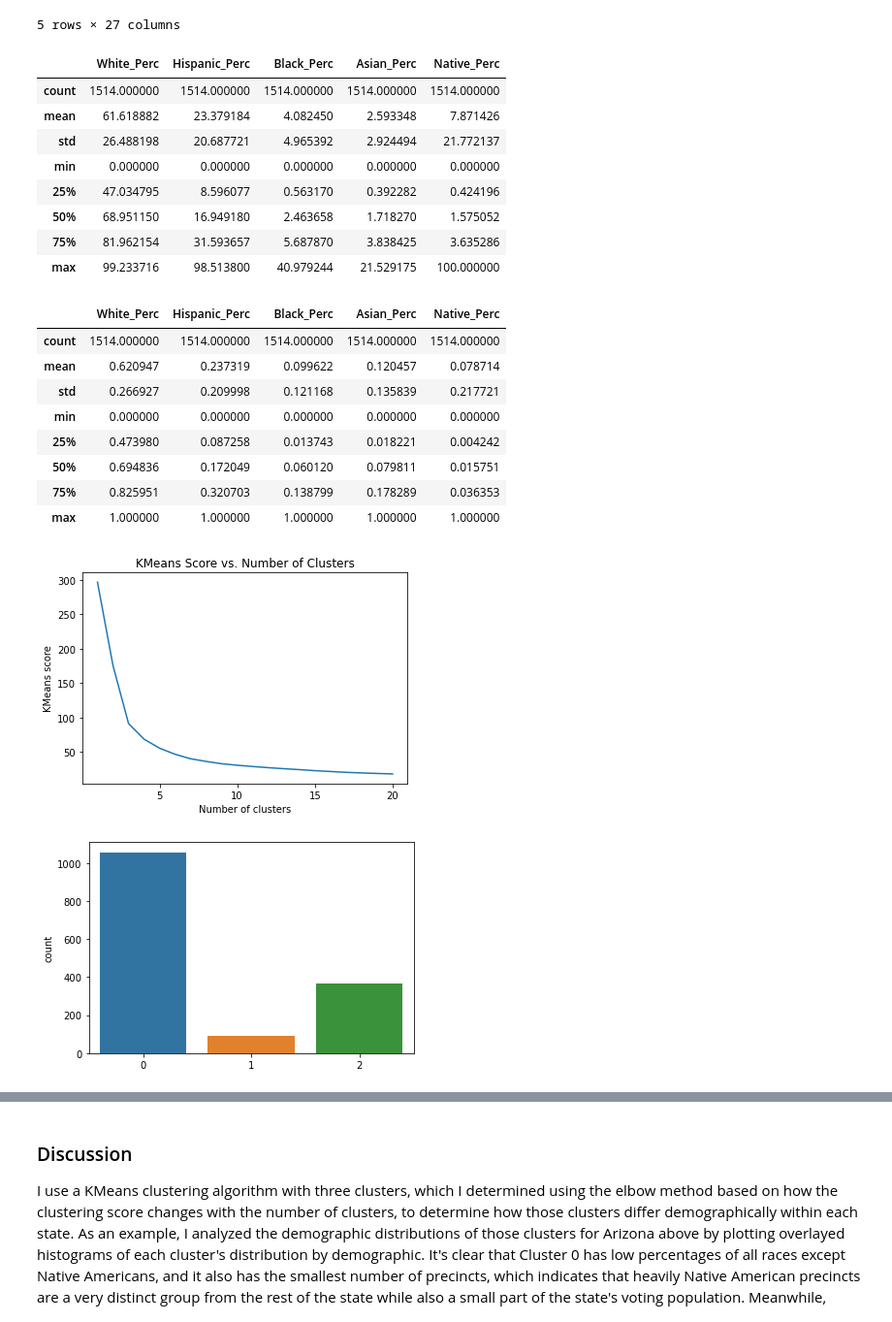
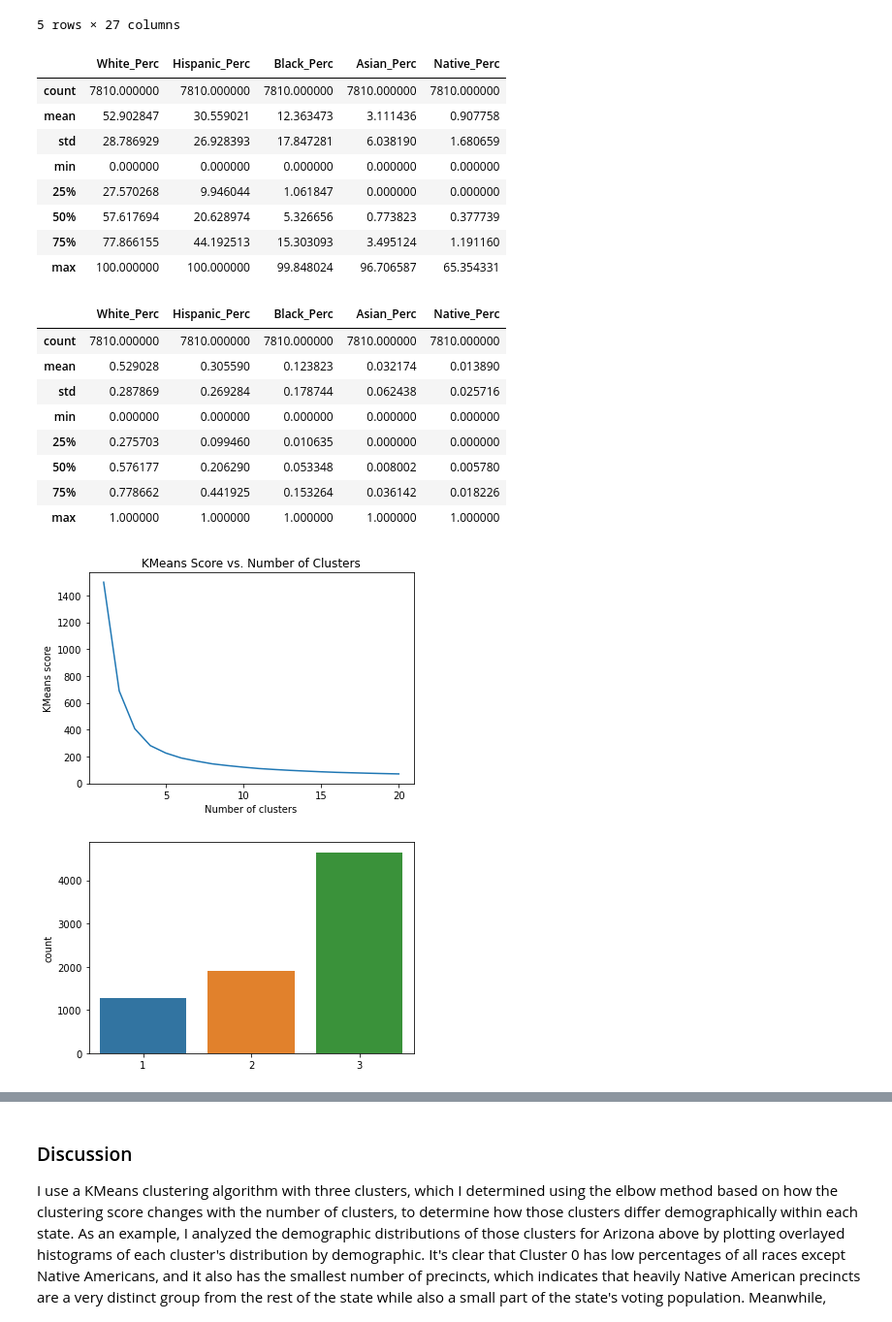
Before and after one commit to kchander92/Election-Voting-Analysis, a Jupyter notebook: election_analysis.ipynb, the cells around one changed output, grey strips where cells are left out. Shown at 97% size. Drawn from its saved outputs; the diff is of its cells as text; code cells hidden in the pictures.

```diff
--- a/election_analysis.ipynb
+++ b/election_analysis.ipynb
@@ -470,32 +470,32 @@ def cluster_histograms(feature, title):
     plt.xlabel('Percentage of precinct population')
     plt.legend();
 # %%
-cluster_state = 'AZ'
+cluster_state = 'TX'
 # %%
 cluster_data = df_states.query('State_{} == 1'.format(cluster_state))[[col for col in df_states.columns if 'Perc' in col]]
 cluster_data.describe()
 # %% [output]
 |  | White_Perc | Hispanic_Perc | Black_Perc | Asian_Perc | Native_Perc |
-| count | 1514.000000 | 1514.000000 | 1514.000000 | 1514.000000 | 1514.000000 |
-| mean | 61.618882 | 23.379184 | 4.082450 | 2.593348 | 7.871426 |
-| std | 26.488198 | 20.687721 | 4.965392 | 2.924494 | 21.772137 |
+| count | 7810.000000 | 7810.000000 | 7810.000000 | 7810.000000 | 7810.000000 |
+| mean | 52.902847 | 30.559021 | 12.363473 | 3.111436 | 0.907758 |
+| std | 28.786929 | 26.928393 | 17.847281 | 6.038190 | 1.680659 |
 | min | 0.000000 | 0.000000 | 0.000000 | 0.000000 | 0.000000 |
-| 25% | 47.034795 | 8.596077 | 0.563170 | 0.392282 | 0.424196 |
-| 50% | 68.951150 | 16.949180 | 2.463658 | 1.718270 | 1.575052 |
-| 75% | 81.962154 | 31.593657 | 5.687870 | 3.838425 | 3.635286 |
-| max | 99.233716 | 98.513800 | 40.979244 | 21.529175 | 100.000000 |
+| 25% | 27.570268 | 9.946044 | 1.061847 | 0.000000 | 0.000000 |
+| 50% | 57.617694 | 20.628974 | 5.326656 | 0.773823 | 0.377739 |
+| 75% | 77.866155 | 44.192513 | 15.303093 | 3.495124 | 1.191160 |
+| max | 100.000000 | 100.000000 | 99.848024 | 96.706587 | 65.354331 |
 # %%
 cluster_data_scaled = pd.DataFrame(data=MaxAbsScaler().fit_transform(cluster_data), columns=cluster_data.columns)
 cluster_data_scaled.describe()
 # %% [output]
 |  | White_Perc | Hispanic_Perc | Black_Perc | Asian_Perc | Native_Perc |
-| count | 1514.000000 | 1514.000000 | 1514.000000 | 1514.000000 | 1514.000000 |
-| mean | 0.620947 | 0.237319 | 0.099622 | 0.120457 | 0.078714 |
-| std | 0.266927 | 0.209998 | 0.121168 | 0.135839 | 0.217721 |
+| count | 7810.000000 | 7810.000000 | 7810.000000 | 7810.000000 | 7810.000000 |
+| mean | 0.529028 | 0.305590 | 0.123823 | 0.032174 | 0.013890 |
+| std | 0.287869 | 0.269284 | 0.178744 | 0.062438 | 0.025716 |
 | min | 0.000000 | 0.000000 | 0.000000 | 0.000000 | 0.000000 |
-| 25% | 0.473980 | 0.087258 | 0.013743 | 0.018221 | 0.004242 |
-| 50% | 0.694836 | 0.172049 | 0.060120 | 0.079811 | 0.015751 |
-| 75% | 0.825951 | 0.320703 | 0.138799 | 0.178289 | 0.036353 |
+| 25% | 0.275703 | 0.099460 | 0.010635 | 0.000000 | 0.000000 |
+| 50% | 0.576177 | 0.206290 | 0.053348 | 0.008002 | 0.005780 |
+| 75% | 0.778662 | 0.441925 | 0.153264 | 0.036142 | 0.018226 |
 | max | 1.000000 | 1.000000 | 1.000000 | 1.000000 | 1.000000 |
 # %%
 scores = []
@@ -512,12 +512,12 @@ plt.ylabel('KMeans score')
 plt.title('KMeans Score vs. Number of Clusters')
 plt.xticks(np.arange(5,25,5));
 # %% [output]
-[figure, old version]
+[figure, new version]
 # %%
-cluster_preds = KMeans(n_clusters=3).fit_predict(cluster_data_scaled)
+cluster_preds = KMeans(n_clusters=3).fit_predict(cluster_data_scaled) + 1
 sb.countplot(cluster_preds);
 # %% [output]
-[figure, old version]
+[figure, new version]
 # %%
 cluster_histograms('White_Perc', 'White Population in Each Cluster')
 cluster_histograms('Hispanic_Perc', 'Hispanic Population in Each Cluster')
```
Also changed, not shown: parts of 4 cells of this notebook.
